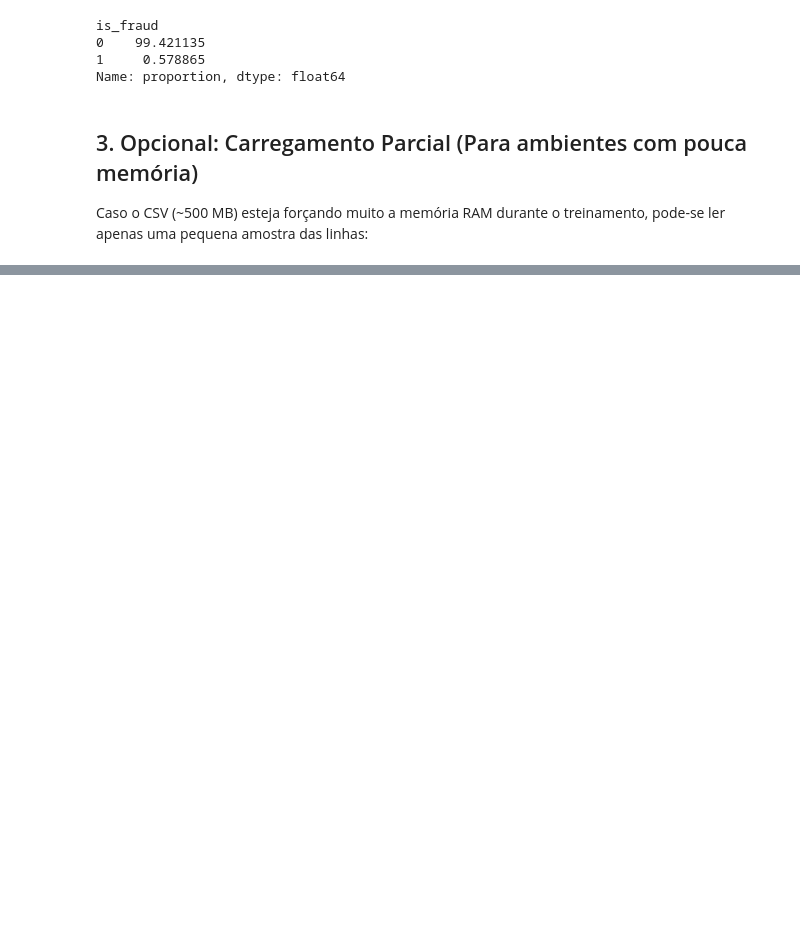
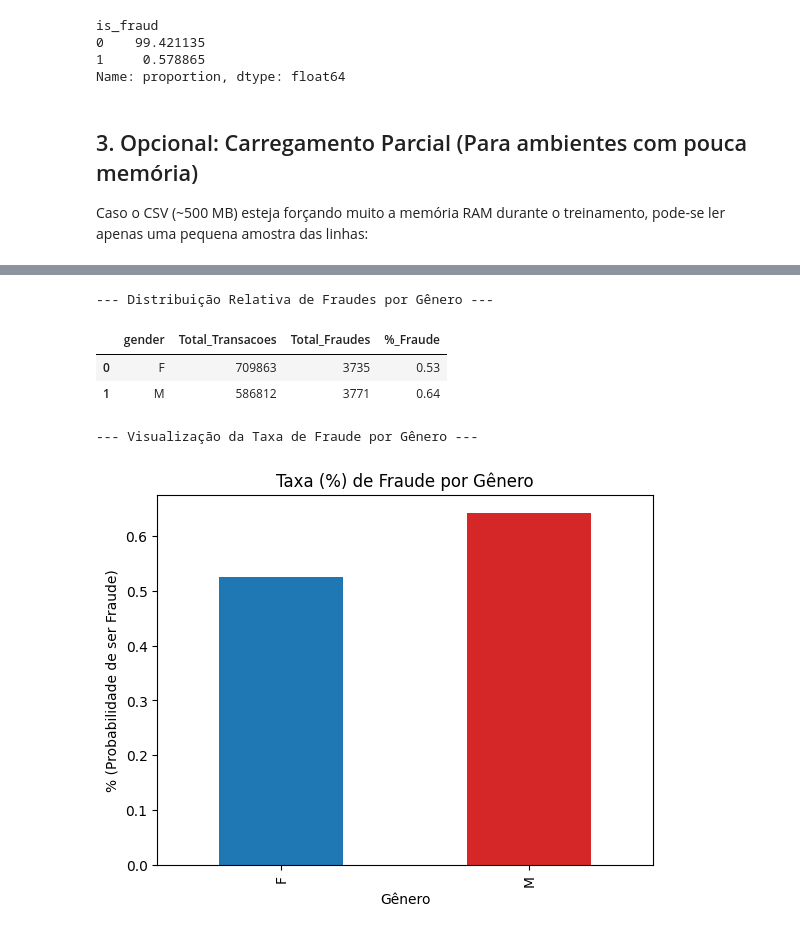
Before and after one commit to Nilson-N-Nascimento/Credit_Card_Analysis, a Jupyter notebook: sparkov_fraud_detection.ipynb, the cells around one changed output, grey strips where cells are left out. Cells and saved outputs as stored; diff of their text form; code cells hidden in the pictures; blank space fills up the shorter version.

```diff
--- a/sparkov_fraud_detection.ipynb
+++ b/sparkov_fraud_detection.ipynb
@@ -57,8 +57,18 @@ print("✅ Bibliotecas minimalistas carregadas com sucesso! Seeds de reprodutibi
 
 Como já baixamos o arquivo pelo terminal, vamos carregar localmente o arquivo de treino `fraudTrain.csv`.
 # %%
-# Carregando o arquivo fraudTrain.csv do diretório atual
-df = pd.read_csv("fraudTrain.csv")
+# Como o CSV original pesa >330MB (o GitHub bloqueia arquivos maiores de 100MB),
+# nós salvamos/lemo-lo através de uma super compressão .parquet de alta performance!
+
+file_csv = "fraudTrain.csv"
+file_parquet = "fraudTrain_brotli.parquet"
+
+if os.path.exists(file_csv):
+    # Se você ainda tiver o CSV local sem compressão da extração:
+    df = pd.read_csv(file_csv)
+else:
+    # Lendo o arquivo leve guardado em seu repositório no GitHub:
+    df = pd.read_parquet(file_parquet)
 
 # Exibir as primeiras linhas
 display(df.head())
@@ -113,0 +224,23 @@ print(f"Linhas carregadas na amostra: {len(df_sample)}")
+# %%
+# Agrupar total de Fraudes e Totais de Transações por Sexo/Gênero (%)
+df_gender = df.groupby('gender', as_index=False).agg(
+    Total_Transacoes=('is_fraud', 'count'),
+    Total_Fraudes=('is_fraud', 'sum')
+)
+df_gender['%_Fraude'] = (df_gender['Total_Fraudes'] / df_gender['Total_Transacoes']) * 100
+
+print("--- Distribuição Relativa de Fraudes por Gênero ---")
+display(df_gender.round(2))
+
+# Geração de um gráfico de barras rápido pelo próprio Pandas
+print("\n--- Visualização da Taxa de Fraude por Gênero ---")
+ax = df_gender.plot(kind='bar', x='gender', y='%_Fraude', color=['#1f77b4', '#d62728'], legend=False, title="Taxa (%) de Fraude por Gênero")
+ax.set_ylabel("% (Probabilidade de ser Fraude)");
+ax.set_xlabel("Gênero");
+# %% [output]
+--- Distribuição Relativa de Fraudes por Gênero ---
+|  | gender | Total_Transacoes | Total_Fraudes | %_Fraude |
+| 0 | F | 709863 | 3735 | 0.53 |
+| 1 | M | 586812 | 3771 | 0.64 |
+--- Visualização da Taxa de Fraude por Gênero ---
+[figure, added]
```
Also changed, not shown: parts of 17 cells of this notebook.
